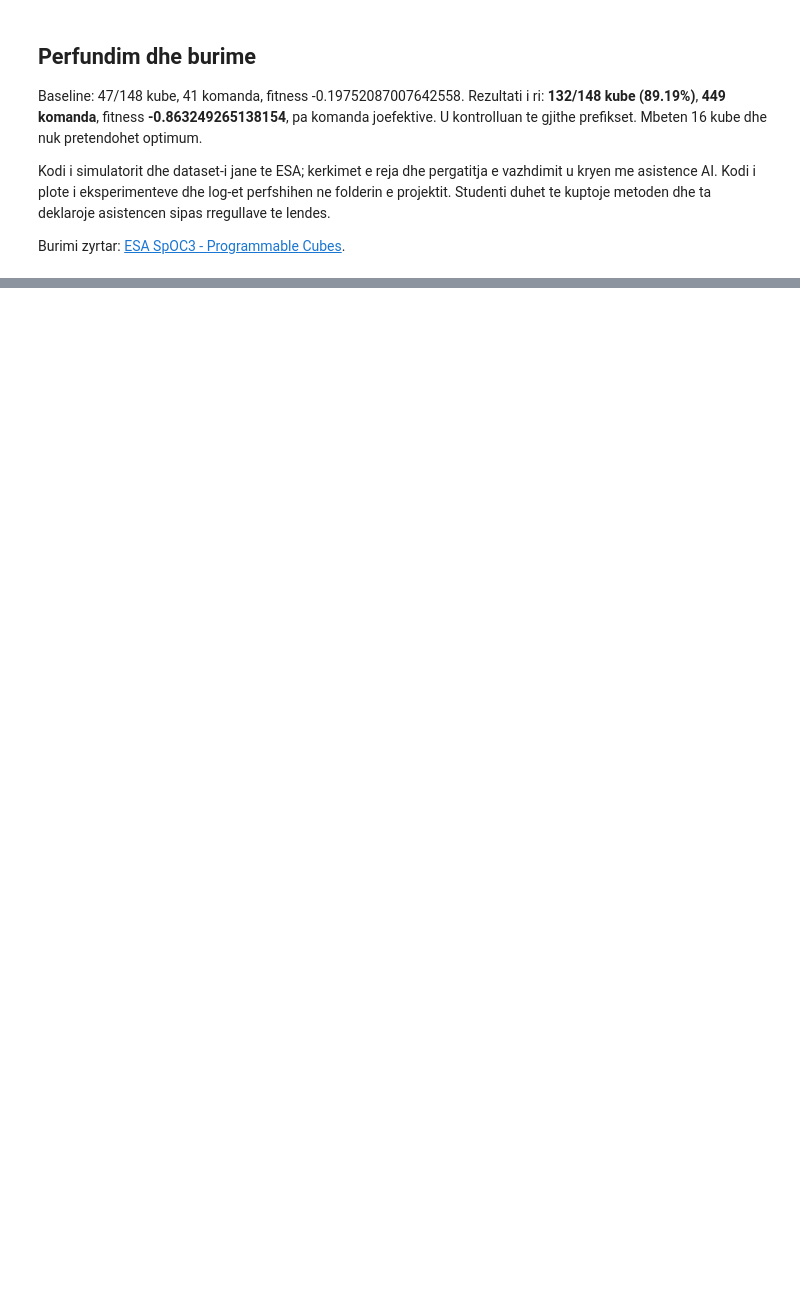
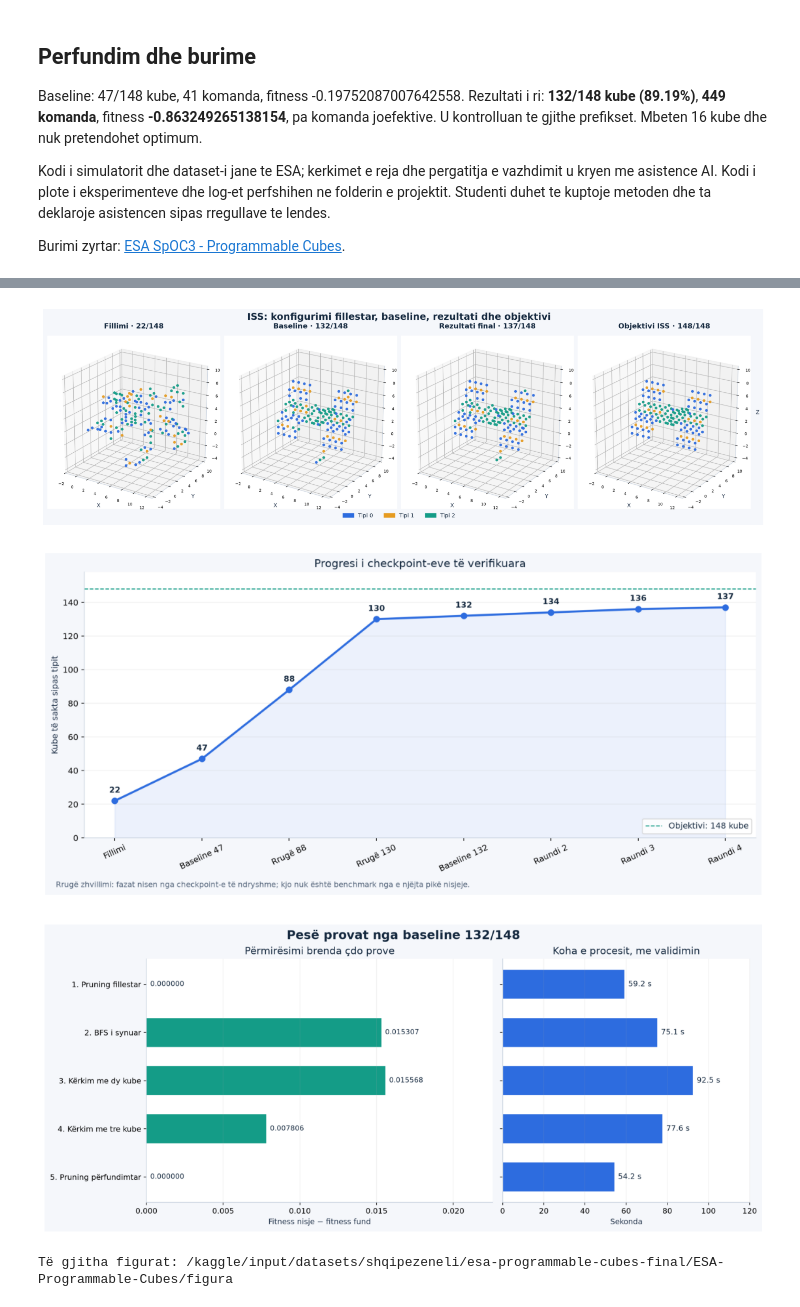
Before and after one commit to shqipezeneli/ShqipeZeneli-ProgrammableCubes-, a Jupyter notebook: esa-programmable-cubes-iss.ipynb, the cells around one changed output, grey strips where cells are left out. Saved outputs shown, nothing was run; the diff lists cells and outputs as text; code cells hidden in the pictures; blank space fills up the shorter version.

```diff
--- a/esa-programmable-cubes-iss.ipynb
+++ b/esa-programmable-cubes-iss.ipynb
@@ -6519,0 +6960,14 @@ Burimi zyrtar: [ESA SpOC3 - Programmable Cubes](https://github.com/esa/SpOC3/tre
+# %%
+from pathlib import Path
+
+for p in Path('/kaggle/input').rglob('*'):
+    if p.is_file():
+        print(p)
+# %%
+from pathlib import Path
+
+ROOT = next(
+    p for p in Path('/kaggle/input').rglob('rezultatet_finale/metadata.json')
+).parent.parent
+
+print("Paketa u gjet:", ROOT)
@@ -6519,0 +7084,19 @@ Burimi zyrtar: [ESA SpOC3 - Programmable Cubes](https://github.com/esa/SpOC3/tre
+# %%
+import matplotlib.pyplot as plt
+figura_te_zgjedhura = ['01_krahasimi_strukturave_ISS.png',
+                      '02_progresi_kubeve.png', '05_eksperimentet_raundi_ri.png']
+for emri in figura_te_zgjedhura:
+    image = plt.imread(ROOT / 'figura' / emri)
+    fig, ax = plt.subplots(figsize=(14, 5))
+    ax.imshow(image)
+    ax.axis('off')
+    plt.tight_layout()
+    if plt.get_backend().lower() != 'agg':
+        plt.show()
+    plt.close(fig)
+print('Të gjitha figurat:', ROOT / 'figura')
+# %% [output]
+[figure, added]
+[figure, added]
+[figure, added]
+Të gjitha figurat: /kaggle/input/datasets/shqipezeneli/esa-programmable-cubes-final/ESA-Programmable-Cubes/figura
```
Also changed, not shown: parts of 73 cells of this notebook.
